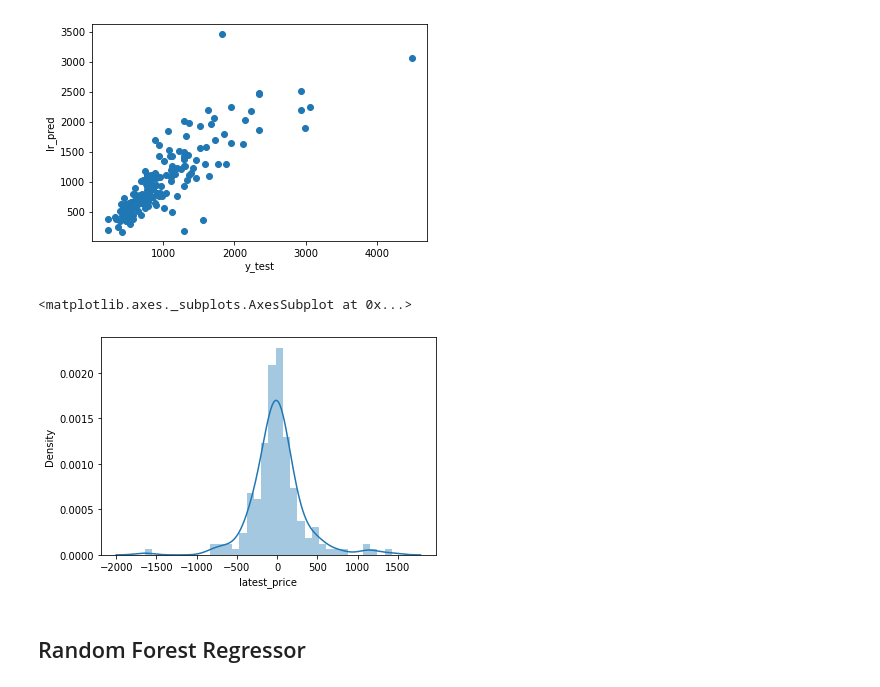
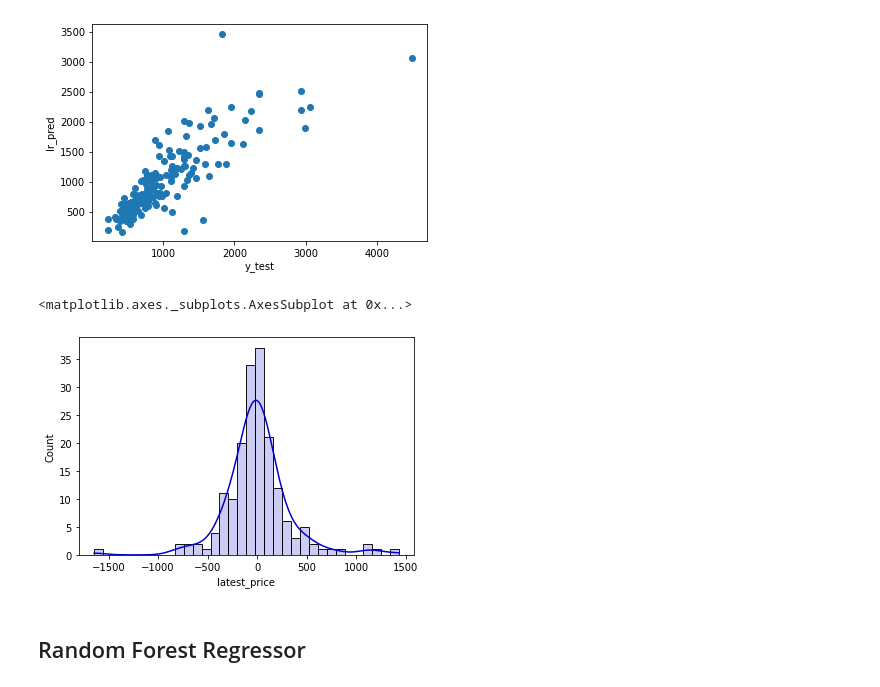
Before and after one commit to j-o-s-h-0/Laptop-Price-Prediction, a Jupyter notebook: Laptop_Price_Prediction.ipynb, the cells around one changed output. Drawn from its saved outputs; the diff is of its cells as text; code cells hidden in the pictures.

```diff
--- a/Laptop_Price_Prediction.ipynb
+++ b/Laptop_Price_Prediction.ipynb
@@ -215,10 +215,10 @@ Text(0, 0.5, 'lr_pred')
 [figure]
 # %%
 # Residual Error
-sns.distplot((y_test - lr_pred))
+sns.histplot((y_test - lr_pred), kde=True, color='mediumblue', alpha=0.2)
 # %% [output]
 <matplotlib.axes._subplots.AxesSubplot at 0x...>
-[figure, old version]
+[figure, new version]
 # %% [markdown]
 ## Random Forest Regressor
 # %%
```
Also changed, not shown: parts of 4 cells of this notebook.
